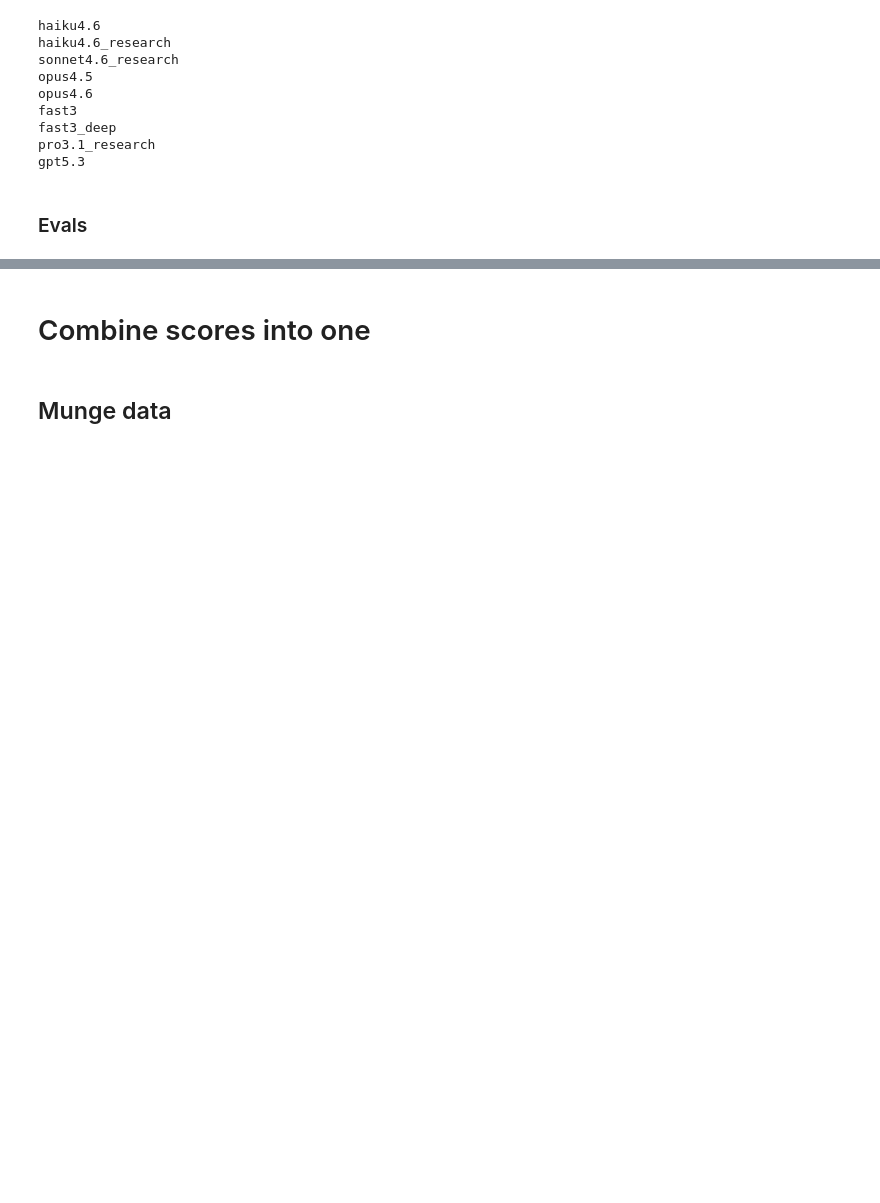
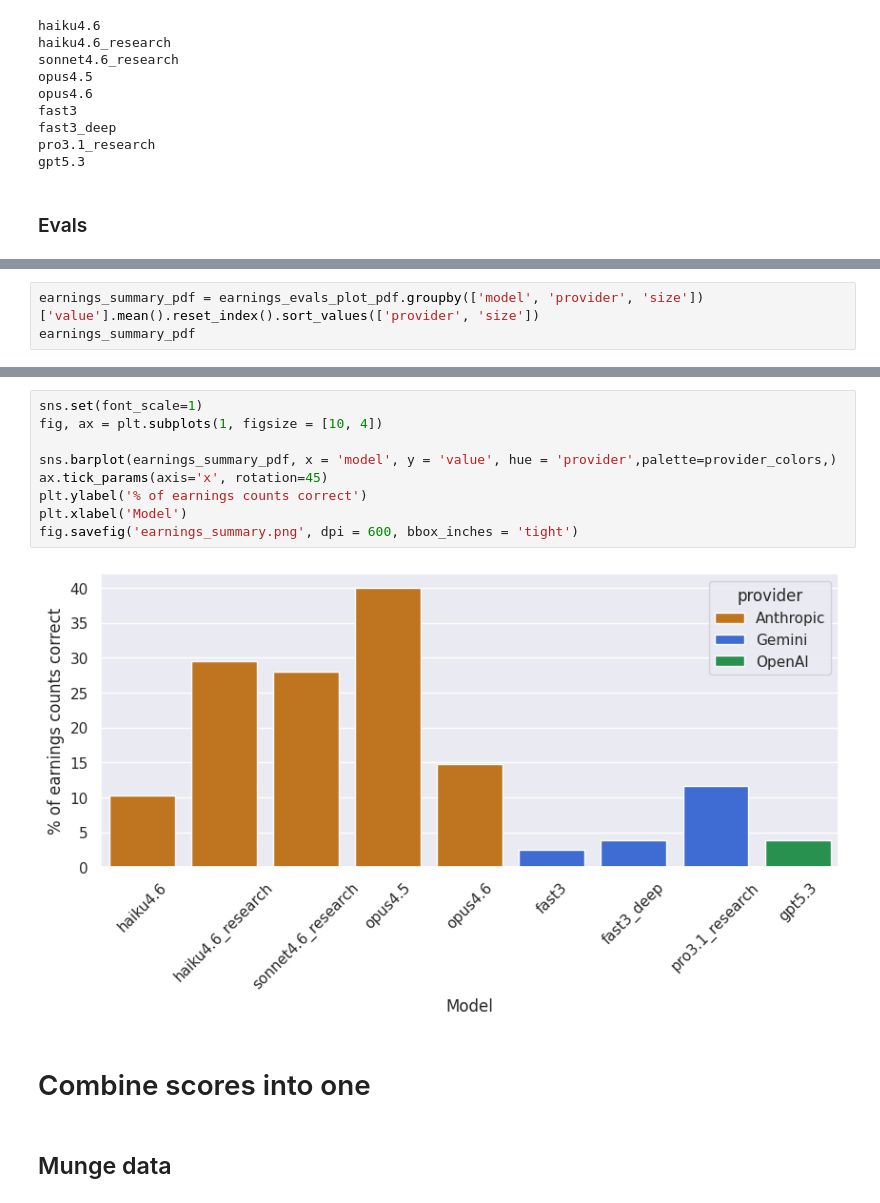
Before and after one commit to map222/vibe-arbitrage, a Jupyter notebook: GradStudentEval.ipynb, the cells around one changed output, grey strips where cells are left out. Drawn from its saved outputs; the diff is of its cells as text; blank space fills up the shorter version.

```diff
--- a/GradStudentEval.ipynb
+++ b/GradStudentEval.ipynb
@@ -458,0 +468,3 @@ fig.savefig('earnings.png', dpi=600, bbox_inches='tight')
+# %%
+earnings_summary_pdf = earnings_evals_plot_pdf.groupby(['model', 'provider', 'size'])['value'].mean().reset_index().sort_values(['provider', 'size'])
+earnings_summary_pdf
@@ -459,3 +482,14 @@ fig.savefig('earnings.png', dpi=600, bbox_inches='tight')
+# %%
+sns.set(font_scale=1)
+fig, ax = plt.subplots(1, figsize = [10, 4])
+
+sns.barplot(earnings_summary_pdf, x = 'model', y = 'value', hue = 'provider',palette=provider_colors,)
+ax.tick_params(axis='x', rotation=45)
+plt.ylabel('% of earnings counts correct')
+plt.xlabel('Model')
+fig.savefig('earnings_summary.png', dpi = 600, bbox_inches = 'tight')
+# %% [output]
+[figure, added]
 # %% [markdown]
 # Combine scores into one
 # %% [markdown]
```
Also changed, not shown: parts of 21 cells of this notebook, 2 other files.
